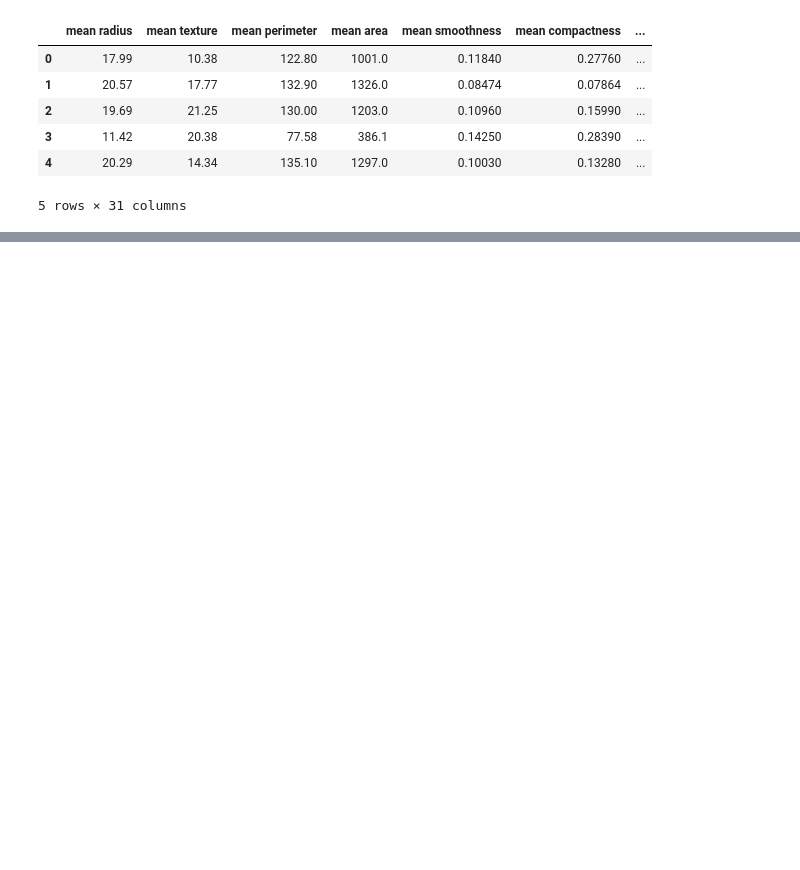
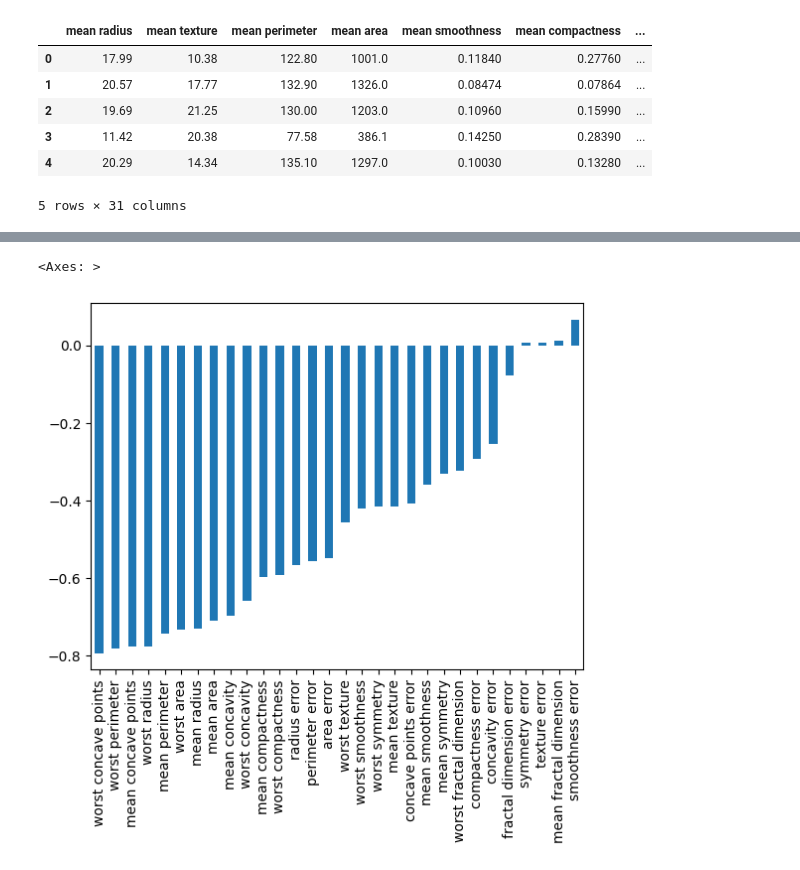
Before and after one commit to yeesem/Machine-Learning, a Jupyter notebook: Keras_Classification.ipynb, the cells around one changed output, grey strips where cells are left out. Saved outputs shown, nothing was run; the diff lists cells and outputs as text; code cells hidden in the pictures; blank space fills up the shorter version.

```diff
--- a/Keras_Classification.ipynb
+++ b/Keras_Classification.ipynb
@@ -19,0 +104,5 @@ df.head()
+# %%
+df.corr()['benign_0__mal_1'][:-1].sort_values().plot(kind='bar')
+# %% [output]
+<Axes: >
+[figure, added]
```
Also changed, not shown: parts of 21 cells of this notebook.
